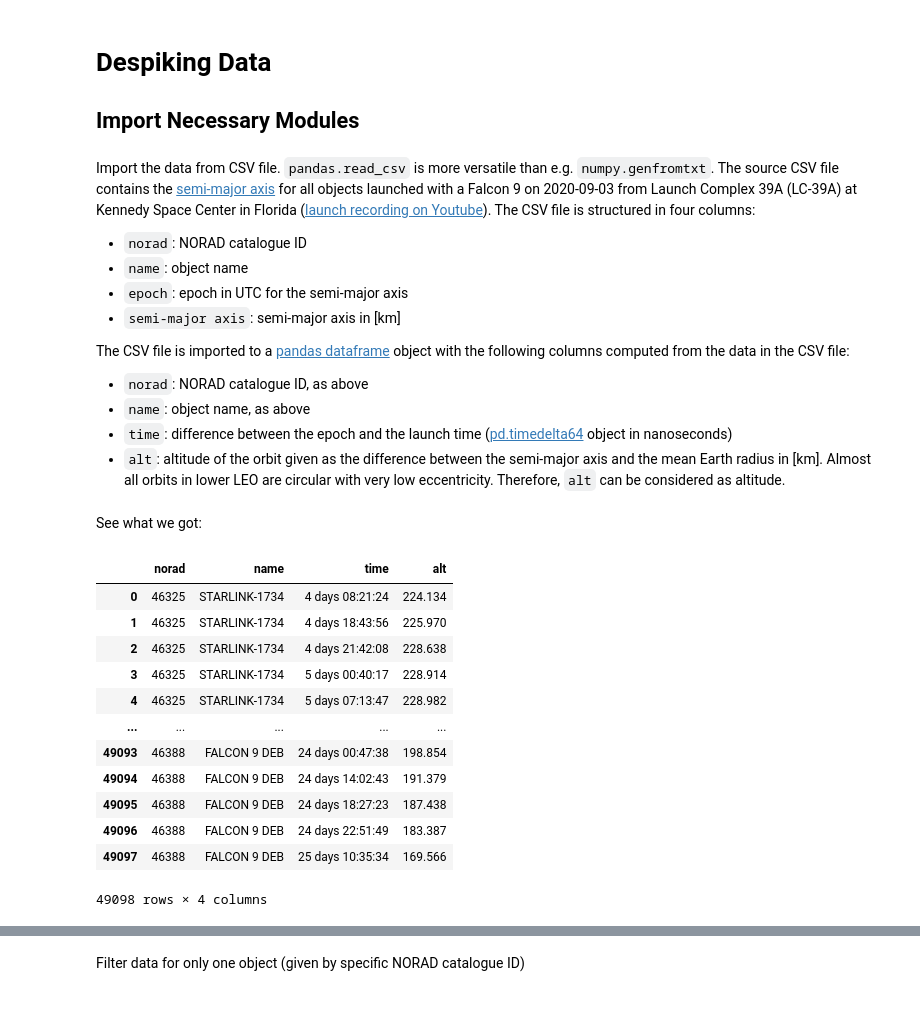
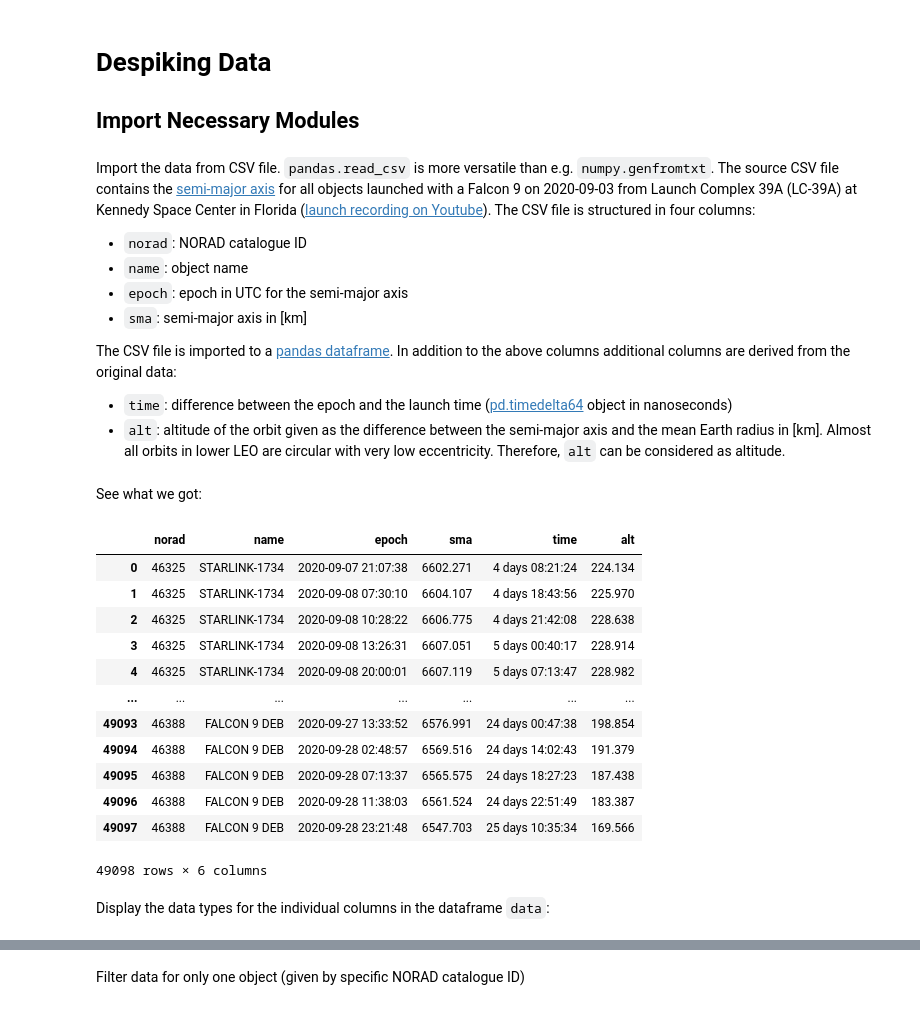
Before and after one commit to rzbrk/despiking, a Jupyter notebook: despiking.ipynb, the cells around one changed output, grey strips where cells are left out. Saved outputs shown, nothing was run; the diff lists cells and outputs as text; code cells hidden in the pictures.

```diff
--- a/despiking.ipynb
+++ b/despiking.ipynb
@@ -18,12 +18,10 @@ Import the data from CSV file. `pandas.read_csv` is more versatile than e.g. `nu
 * `norad`: NORAD catalogue ID
 * `name`: object name
 * `epoch`: epoch in UTC for the semi-major axis
-* `semi-major axis`: semi-major axis in [km]
+* `sma`: semi-major axis in [km]
 
-The CSV file is imported to a [pandas dataframe](https://pandas.pydata.org/pandas-docs/stable/reference/api/pandas.DataFrame.html) object with the following columns computed from the data in the CSV file:
+The CSV file is imported to a [pandas dataframe](https://pandas.pydata.org/pandas-docs/stable/reference/api/pandas.DataFrame.html). In addition to the above columns additional columns are derived from the original data:
 
-* `norad`: NORAD catalogue ID, as above
-* `name`: object name, as above
 * `time`: difference between the epoch and the launch time ([pd.timedelta64](https://pandas.pydata.org/pandas-docs/stable/user_guide/timedeltas.html) object in nanoseconds)
 * `alt`: altitude of the orbit given as the difference between the semi-major axis and the mean Earth radius in [km]. Almost all orbits in lower LEO are circular with very low eccentricity. Therefore, `alt` can be considered as altitude.
 # %%
@@ -33,25 +31,30 @@ launch_date = "2020-09-03 12:46:14"
 
 RE = 6378.137 # Earth radius in km
 
-data_all = pd.read_csv(datafile, delimiter=',', quotechar='"', names=["norad","name","time","alt"])
+data = pd.read_csv(datafile, delimiter=',', quotechar='"', names=["norad","name","epoch","sma"])
 
-data_all['time'] = pd.to_datetime(data_all['time']) - pd.to_datetime(launch_date)
-data_all['alt'] = data_all['alt'] - RE
+data['epoch'] = pd.to_datetime(data['epoch'])
+time = pd.to_datetime(data['epoch']) - pd.to_datetime(launch_date)
+data.insert(len(data.columns), 'time', time)
+alt = data['sma'] - RE
+data.insert(len(data.columns), 'alt', alt)
 # %% [markdown]
 See what we got:
 # %%
-data_all
+data
 # %% [output]
-|  | norad | name | time | alt |
-| 0 | 46325 | STARLINK-1734 | 4 days 08:21:24 | 224.134 |
-| 1 | 46325 | STARLINK-1734 | 4 days 18:43:56 | 225.970 |
-| 2 | 46325 | STARLINK-1734 | 4 days 21:42:08 | 228.638 |
-| 3 | 46325 | STARLINK-1734 | 5 days 00:40:17 | 228.914 |
-| 4 | 46325 | STARLINK-1734 | 5 days 07:13:47 | 228.982 |
-| ... | ... | ... | ... | ... |
-| 49093 | 46388 | FALCON 9 DEB | 24 days 00:47:38 | 198.854 |
-| 49094 | 46388 | FALCON 9 DEB | 24 days 14:02:43 | 191.379 |
-| 49095 | 46388 | FALCON 9 DEB | 24 days 18:27:23 | 187.438 |
-| 49096 | 46388 | FALCON 9 DEB | 24 days 22:51:49 | 183.387 |
-| 49097 | 46388 | FALCON 9 DEB | 25 days 10:35:34 | 169.566 |
+|  | norad | name | epoch | sma | time | alt |
+| 0 | 46325 | STARLINK-1734 | 2020-09-07 21:07:38 | 6602.271 | 4 days 08:21:24 | 224.134 |
+| 1 | 46325 | STARLINK-1734 | 2020-09-08 07:30:10 | 6604.107 | 4 days 18:43:56 | 225.970 |
+| 2 | 46325 | STARLINK-1734 | 2020-09-08 10:28:22 | 6606.775 | 4 days 21:42:08 | 228.638 |
+| 3 | 46325 | STARLINK-1734 | 2020-09-08 13:26:31 | 6607.051 | 5 days 00:40:17 | 228.914 |
+| 4 | 46325 | STARLINK-1734 | 2020-09-08 20:00:01 | 6607.119 | 5 days 07:13:47 | 228.982 |
+| ... | ... | ... | ... | ... | ... | ... |
+| 49093 | 46388 | FALCON 9 DEB | 2020-09-27 13:33:52 | 6576.991 | 24 days 00:47:38 | 198.854 |
+| 49094 | 46388 | FALCON 9 DEB | 2020-09-28 02:48:57 | 6569.516 | 24 days 14:02:43 | 191.379 |
+| 49095 | 46388 | FALCON 9 DEB | 2020-09-28 07:13:37 | 6565.575 | 24 days 18:27:23 | 187.438 |
+| 49096 | 46388 | FALCON 9 DEB | 2020-09-28 11:38:03 | 6561.524 | 24 days 22:51:49 | 183.387 |
+| 49097 | 46388 | FALCON 9 DEB | 2020-09-28 23:21:48 | 6547.703 | 25 days 10:35:34 | 169.566 |
-49098 rows × 4 columns
+49098 rows × 6 columns
+# %% [markdown]
+Display the data types for the individual columns in the dataframe `data`:
```
Also changed, not shown: parts of 9 cells of this notebook.
